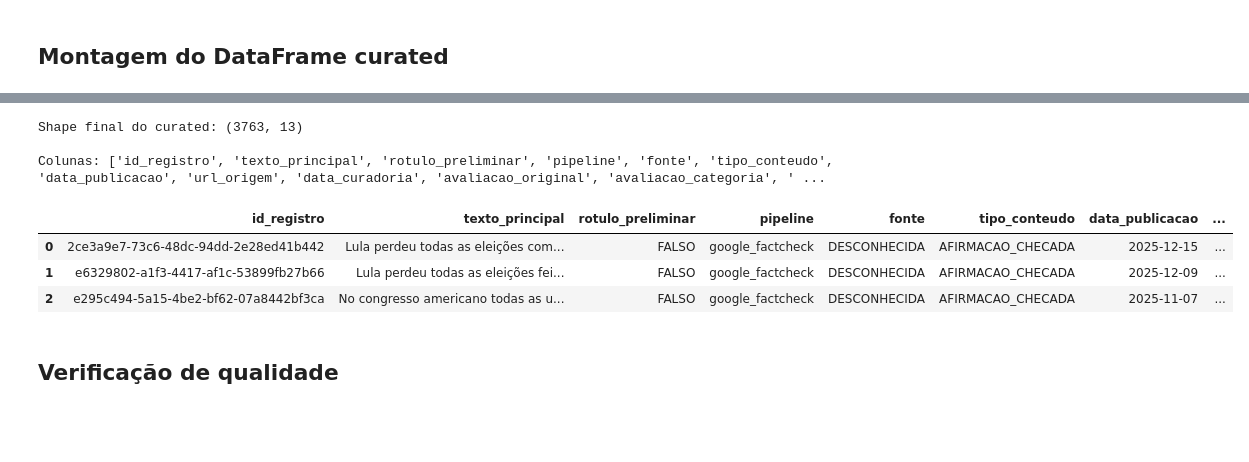
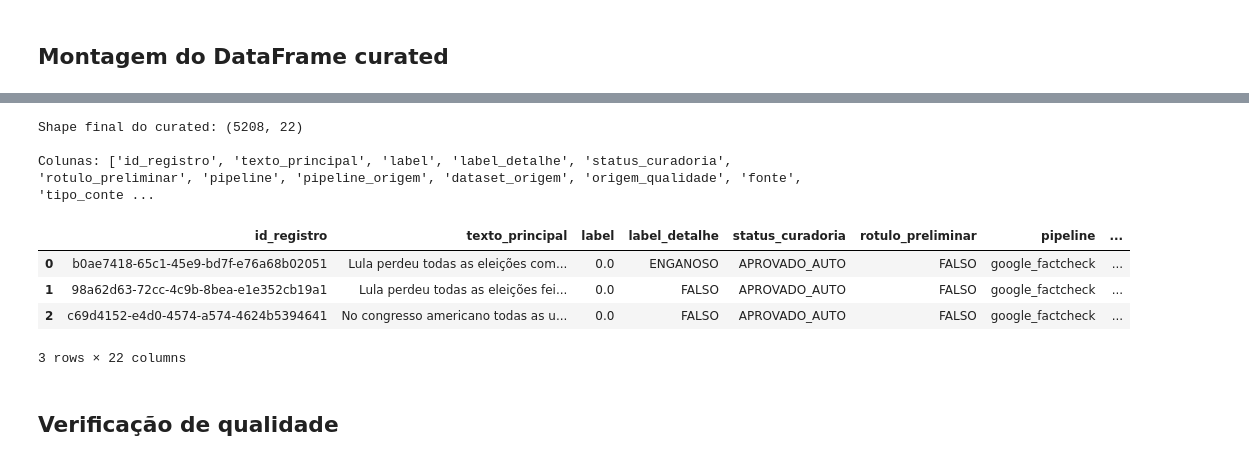
Before and after one commit to offandriola/ml-checkai, a Jupyter notebook: src/curadoria_google_factcheck.ipynb, the cells around one changed output, grey strips where cells are left out. Drawn from its saved outputs; the diff is of its cells as text; code cells hidden in the pictures; blank space fills up the shorter version.

Commit message:
feat: expande pipelines proprios de claims politicos

```diff
--- a/src/curadoria_google_factcheck.ipynb
+++ b/src/curadoria_google_factcheck.ipynb
@@ -278,6 +278,12 @@ for arq in arquivos_raw:
     frames.append(df_arq)
 
 df_raw = pd.concat(frames, ignore_index=True)
+
+# Sanitização de segurança: remover url_consulta se presente (pode conter API key)
+if "url_consulta" in df_raw.columns:
+    df_raw = df_raw.drop(columns=["url_consulta"])
+    print("Sanitização: coluna url_consulta removida dos raws (pode conter API key)")
+
 print(f"\nTotal bruto acumulado: {len(df_raw)} registros")
 df_raw.head(3)
 # %% [output]
@@ -463,49 +558,66 @@ Registros únicos: 3763
 # %%
 df["id_registro"]      = [str(uuid.uuid4()) for _ in range(len(df))]
 df["pipeline"]          = "google_factcheck"
+df["pipeline_origem"]   = "google_factcheck"
+df["dataset_origem"]    = "CHECKAI_PROPRIO_GFC"
+df["origem_qualidade"]  = "ROTULO_FORTE"
 df["tipo_conteudo"]     = "AFIRMACAO_CHECADA"
 df["data_curadoria"]    = datetime.now().strftime("%Y-%m-%d %H:%M:%S")
 
-# rotulo_preliminar reflete a avaliação do fact-checker:
-# claims confirmados como verdadeiros recebem VERDADEIRO; demais recebem FALSO.
+# rotulo_preliminar mantido para compatibilidade retroativa
 df["rotulo_preliminar"] = df["avaliacao_categoria"].apply(
     lambda cat: "VERDADEIRO" if cat == "VERDADEIRO" else "FALSO"
 )
+
+# query_matched / tema_query / subtema_query: lê do raw se existir, senão vazio
+for col in ["query_matched", "tema_query", "subtema_query"]:
+    if col not in df.columns:
+        df[col] = ""
 
 # Colunas obrigatórias do schema curated
 COLUNAS_OBRIGATORIAS = [
     "id_registro",
     "texto_principal",
+    "label",
+    "label_detalhe",
+    "status_curadoria",
     "rotulo_preliminar",
     "pipeline",
+    "pipeline_origem",
+    "dataset_origem",
+    "origem_qualidade",
     "fonte",
     "tipo_conteudo",
     "data_publicacao",
     "url_origem",
     "data_curadoria",
 ]
 
 # Colunas de contexto específicas deste pipeline
 COLUNAS_CONTEXTO = [
     "avaliacao_original",
     "avaliacao_categoria",
     "termo_busca",
+    "query_matched",
+    "tema_query",
+    "subtema_query",
     "arquivo_raw_origem",
 ]
 
 df_curated = df[COLUNAS_OBRIGATORIAS + COLUNAS_CONTEXTO].reset_index(drop=True)
 
 print(f"Shape final do curated: {df_curated.shape}")
 print(f"\nColunas: {list(df_curated.columns)}")
 df_curated.head(3)
 # %% [output]
-Shape final do curated: (3763, 13)
+Shape final do curated: (5208, 22)
 
-Colunas: ['id_registro', 'texto_principal', 'rotulo_preliminar', 'pipeline', 'fonte', 'tipo_conteudo', 'data_publicacao', 'url_origem', 'data_curadoria', 'avaliacao_original', 'avaliacao_categoria', ' ...
+Colunas: ['id_registro', 'texto_principal', 'label', 'label_detalhe', 'status_curadoria', 'rotulo_preliminar', 'pipeline', 'pipeline_origem', 'dataset_origem', 'origem_qualidade', 'fonte', 'tipo_conte ...
-|  | id_registro | texto_principal | rotulo_preliminar | pipeline | fonte | tipo_conteudo | data_publicacao | ... |
-| 0 | 2ce3a9e7-73c6-48dc-94dd-2e28ed41b442 | Lula perdeu todas as eleições com... | FALSO | google_factcheck | DESCONHECIDA | AFIRMACAO_CHECADA | 2025-12-15 | ... |
-| 1 | e6329802-a1f3-4417-af1c-53899fb27b66 | Lula perdeu todas as eleições fei... | FALSO | google_factcheck | DESCONHECIDA | AFIRMACAO_CHECADA | 2025-12-09 | ... |
-| 2 | e295c494-5a15-4be2-bf62-07a8442bf3ca | No congresso americano todas as u... | FALSO | google_factcheck | DESCONHECIDA | AFIRMACAO_CHECADA | 2025-11-07 | ... |
+|  | id_registro | texto_principal | label | label_detalhe | status_curadoria | rotulo_preliminar | pipeline | ... |
+| 0 | b0ae7418-65c1-45e9-bd7f-e76a68b02051 | Lula perdeu todas as eleições com... | 0.0 | ENGANOSO | APROVADO_AUTO | FALSO | google_factcheck | ... |
+| 1 | 98a62d63-72cc-4c9b-8bea-e1e352cb19a1 | Lula perdeu todas as eleições fei... | 0.0 | FALSO | APROVADO_AUTO | FALSO | google_factcheck | ... |
+| 2 | c69d4152-e4d0-4574-a574-4624b5394641 | No congresso americano todas as u... | 0.0 | FALSO | APROVADO_AUTO | FALSO | google_factcheck | ... |
+3 rows × 22 columns
 # %% [markdown]
 ## Verificação de qualidade
 # %%
```
Also changed, not shown: parts of 9 cells of this notebook, 3 other files.
